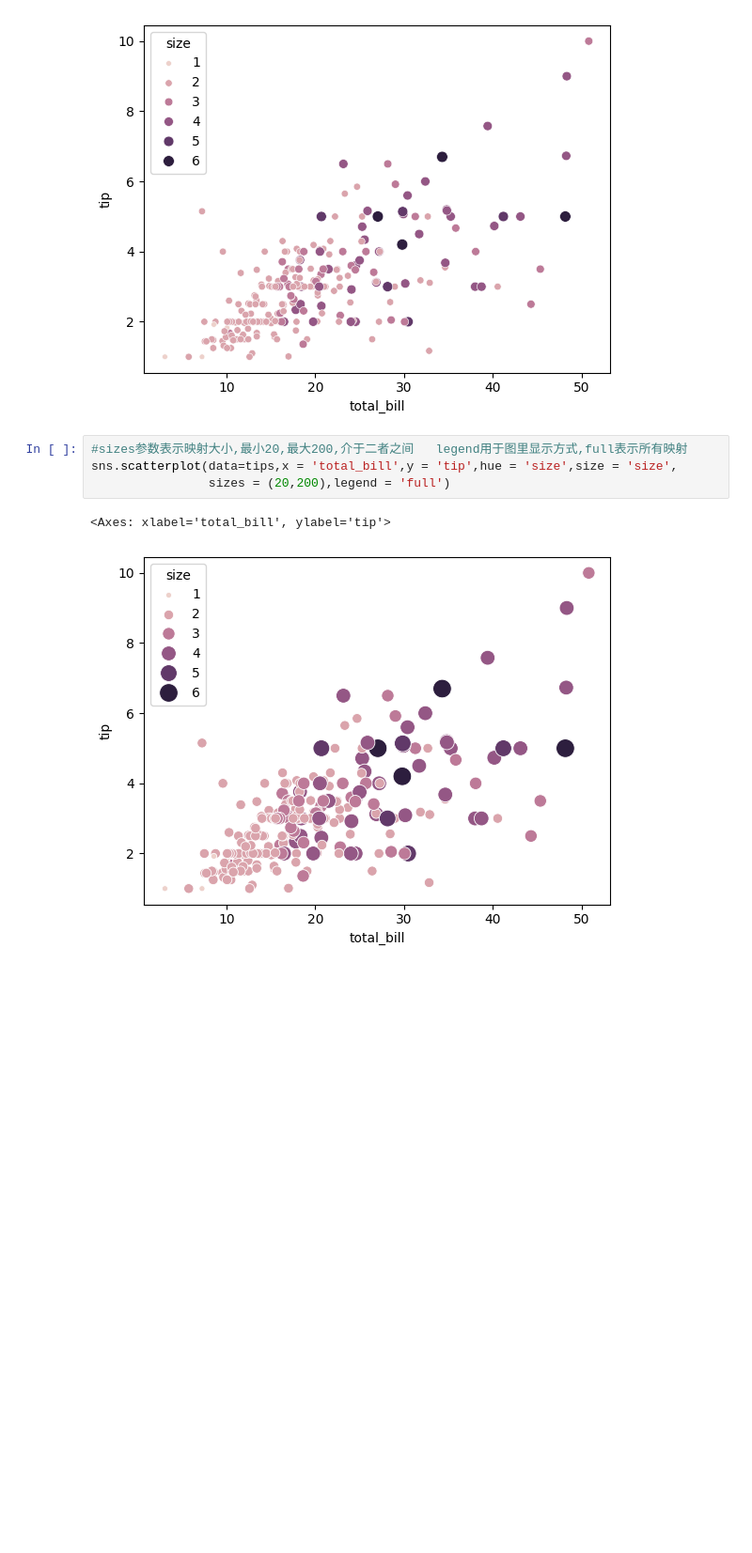
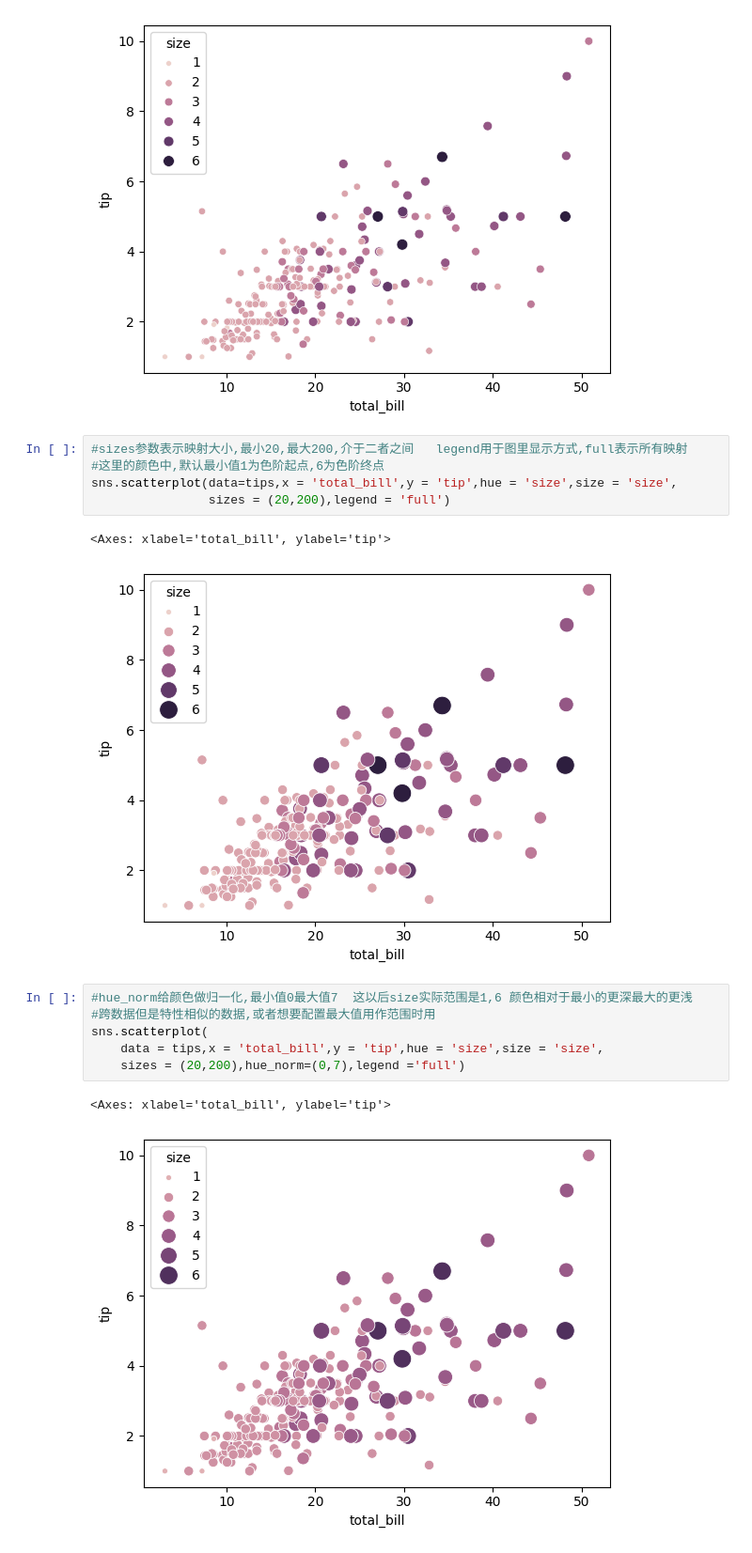
Before and after one commit to Arch-jyh/iris_books, a Jupyter notebook: math_easy/Linear_algebra/1/quiz.ipynb, the cells around one changed output. Shown at 94% size. Cells and saved outputs as stored; diff of their text form; blank space fills up the shorter version.

```diff
--- a/math_easy/Linear_algebra/1/quiz.ipynb
+++ b/math_easy/Linear_algebra/1/quiz.ipynb
@@ -301,8 +301,18 @@ sns.scatterplot(data = tips,x = 'total_bill' , y = 'tip',hue = 'size',size = 'si
 [figure]
 # %%
 #sizes参数表示映射大小,最小20,最大200,介于二者之间   legend用于图里显示方式,full表示所有映射
+#这里的颜色中,默认最小值1为色阶起点,6为色阶终点
 sns.scatterplot(data=tips,x = 'total_bill',y = 'tip',hue = 'size',size = 'size',
                 sizes = (20,200),legend = 'full')
 # %% [output]
 <Axes: xlabel='total_bill', ylabel='tip'>
 [figure]
+# %%
+#hue_norm给颜色做归一化,最小值0最大值7  这以后size实际范围是1,6 颜色相对于最小的更深最大的更浅
+#跨数据但是特性相似的数据,或者想要配置最大值用作范围时用
+sns.scatterplot(
+    data = tips,x = 'total_bill',y = 'tip',hue = 'size',size = 'size',
+    sizes = (20,200),hue_norm=(0,7),legend ='full')
+# %% [output]
+<Axes: xlabel='total_bill', ylabel='tip'>
+[figure, added]
```
Also changed, not shown: parts of 14 cells of this notebook, 1 other file.
